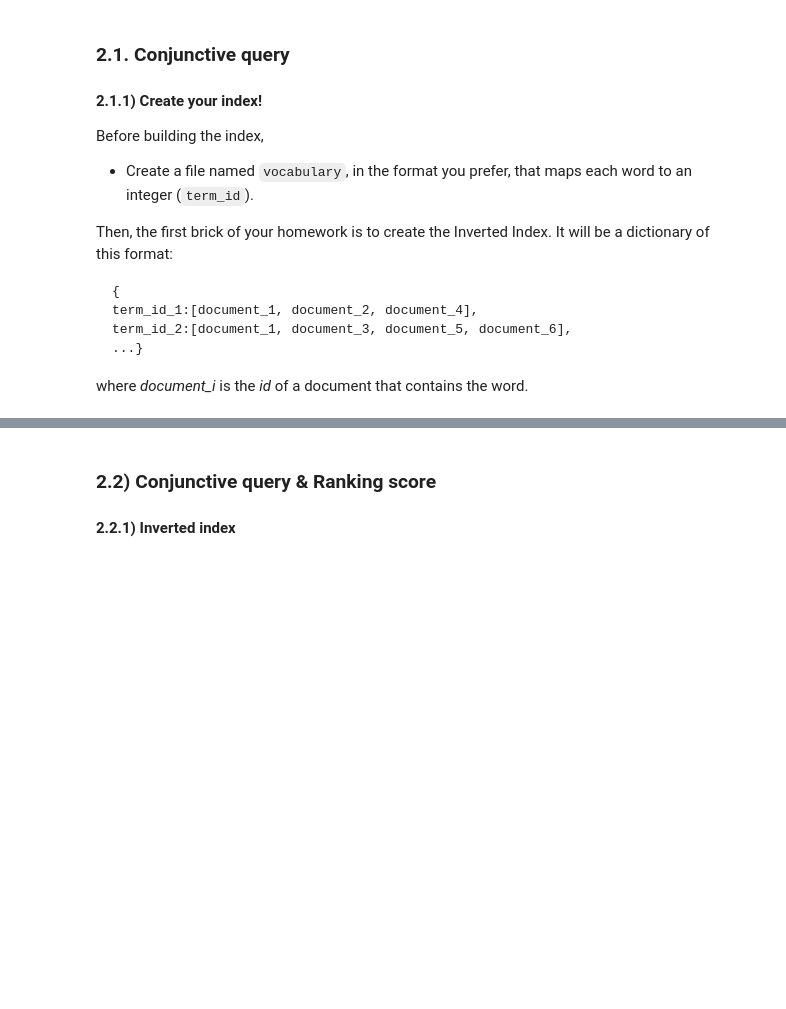
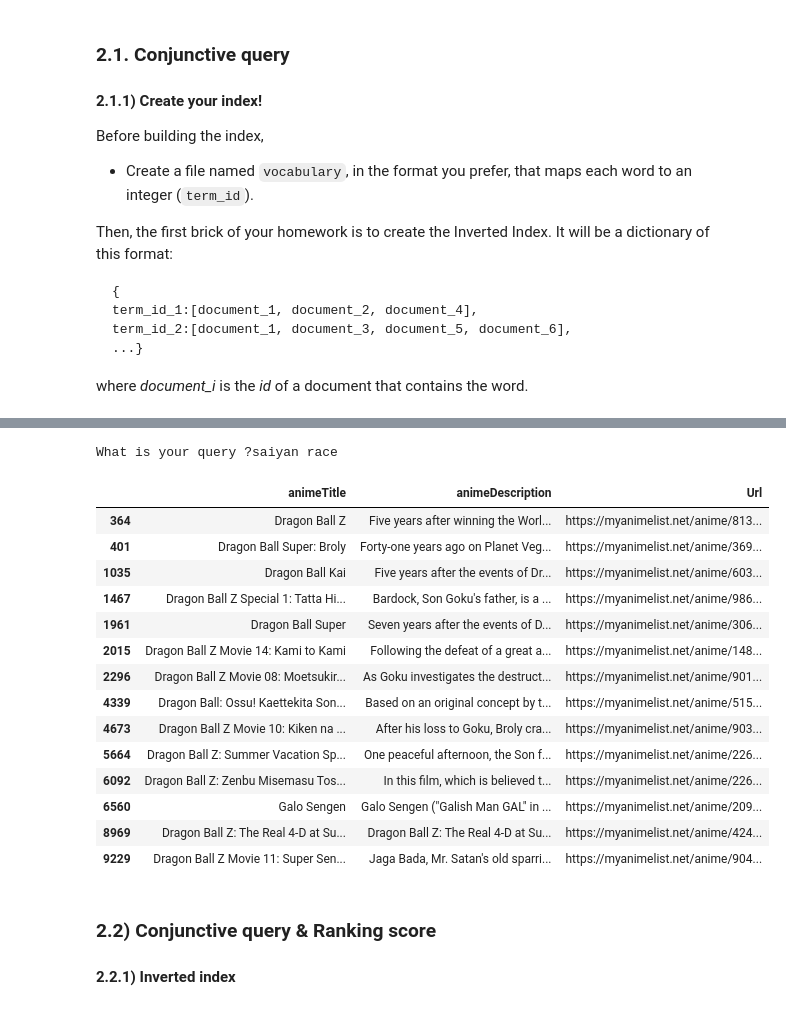
Before and after one commit to alessandro12036/ADM_HW3, a Jupyter notebook: adm_hm3.ipynb, the cells around one changed output, grey strips where cells are left out. Drawn from its saved outputs; the diff is of its cells as text; code cells hidden in the pictures; blank space fills up the shorter version.

```diff
--- a/adm_hm3.ipynb
+++ b/adm_hm3.ipynb
@@ -548,3 +514,0 @@ voc = create_vocabulary(corpus)
-# %%
-with open("vocabulary2.pkl", "rb") as file:
-    voc = pickle.load(file)
@@ -606,0 +542,10 @@ corpus[6251]
+# %%
+#define the names of the interesting files
+name_voc_file = "vocabulary.pkl"
+name_file_corpus = 'df_with_tokens.p'
+name_inv_ind_file = "inverted_index.pkl"
+
+#download the corpus and the vocabulary
+corpus = download_corpus(name_file_corpus)
+voc = download_voc(corpus, name_voc_file)
+inv_ind = download_inverted_index(corpus,voc, name_inv_ind_file)
@@ -607,3 +579,52 @@ corpus[6251]
+# %%
+def search_engine_1(voc, inverted_index):
+    #ask the query to the user
+    query = input('What is your query ?').split(' ')
+
+    first_word = query[0]
+
+    if first_word in voc :
+        first_term_id = voc[first_word]
+        docs_list = set(inverted_index[first_term_id])
+        for word in query[1:] :
+            if word in voc :
+                term_id = voc[word]
+                docs = inverted_index[term_id]
+                docs_list = docs_list.intersection(set(inverted_index[first_term_id]))
+            else :
+                print('Nothing correspond to your queries')
+                return
+
+        #Now we have the doc IDs so we cant merge interesting information
+        html_df = pd.read_csv(path_ex_aurelie+"/html_df.csv") #csv which contains tsv line of each document
+        cols = ["animeTitle", "animeDescription"]
+        result = html_df.iloc[sorted(list(docs_list))][cols]
+        result['Url'] = [urls[i] for i in sorted(list(docs_list))]
+
+        return result
+
+    else :
+        print('Nothing correspond to your queries')
+        return
+# %%
+search_engine_1(voc, inv_ind)
+# %% [output]
+What is your query ?saiyan race
+|  | animeTitle | animeDescription | Url |
+| 364 | Dragon Ball Z | Five years after winning the Worl... | https://myanimelist.net/anime/813... |
+| 401 | Dragon Ball Super: Broly | Forty-one years ago on Planet Veg... | https://myanimelist.net/anime/369... |
+| 1035 | Dragon Ball Kai | Five years after the events of Dr... | https://myanimelist.net/anime/603... |
+| 1467 | Dragon Ball Z Special 1: Tatta Hi... | Bardock, Son Goku's father, is a ... | https://myanimelist.net/anime/986... |
+| 1961 | Dragon Ball Super | Seven years after the events of D... | https://myanimelist.net/anime/306... |
+| 2015 | Dragon Ball Z Movie 14: Kami to Kami | Following the defeat of a great a... | https://myanimelist.net/anime/148... |
+| 2296 | Dragon Ball Z Movie 08: Moetsukir... | As Goku investigates the destruct... | https://myanimelist.net/anime/901... |
+| 4339 | Dragon Ball: Ossu! Kaettekita Son... | Based on an original concept by t... | https://myanimelist.net/anime/515... |
+| 4673 | Dragon Ball Z Movie 10: Kiken na ... | After his loss to Goku, Broly cra... | https://myanimelist.net/anime/903... |
+| 5664 | Dragon Ball Z: Summer Vacation Sp... | One peaceful afternoon, the Son f... | https://myanimelist.net/anime/226... |
+| 6092 | Dragon Ball Z: Zenbu Misemasu Tos... | In this film, which is believed t... | https://myanimelist.net/anime/226... |
+| 6560 | Galo Sengen | Galo Sengen ("Galish Man GAL" in ... | https://myanimelist.net/anime/209... |
+| 8969 | Dragon Ball Z: The Real 4-D at Su... | Dragon Ball Z: The Real 4-D at Su... | https://myanimelist.net/anime/424... |
+| 9229 | Dragon Ball Z Movie 11: Super Sen... | Jaga Bada, Mr. Satan's old sparri... | https://myanimelist.net/anime/904... |
 # %% [markdown]
 ### 2.2) Conjunctive query & Ranking score
 #### 2.2.1) Inverted index
```
Also changed, not shown: parts of 13 cells of this notebook, 2 other files.
